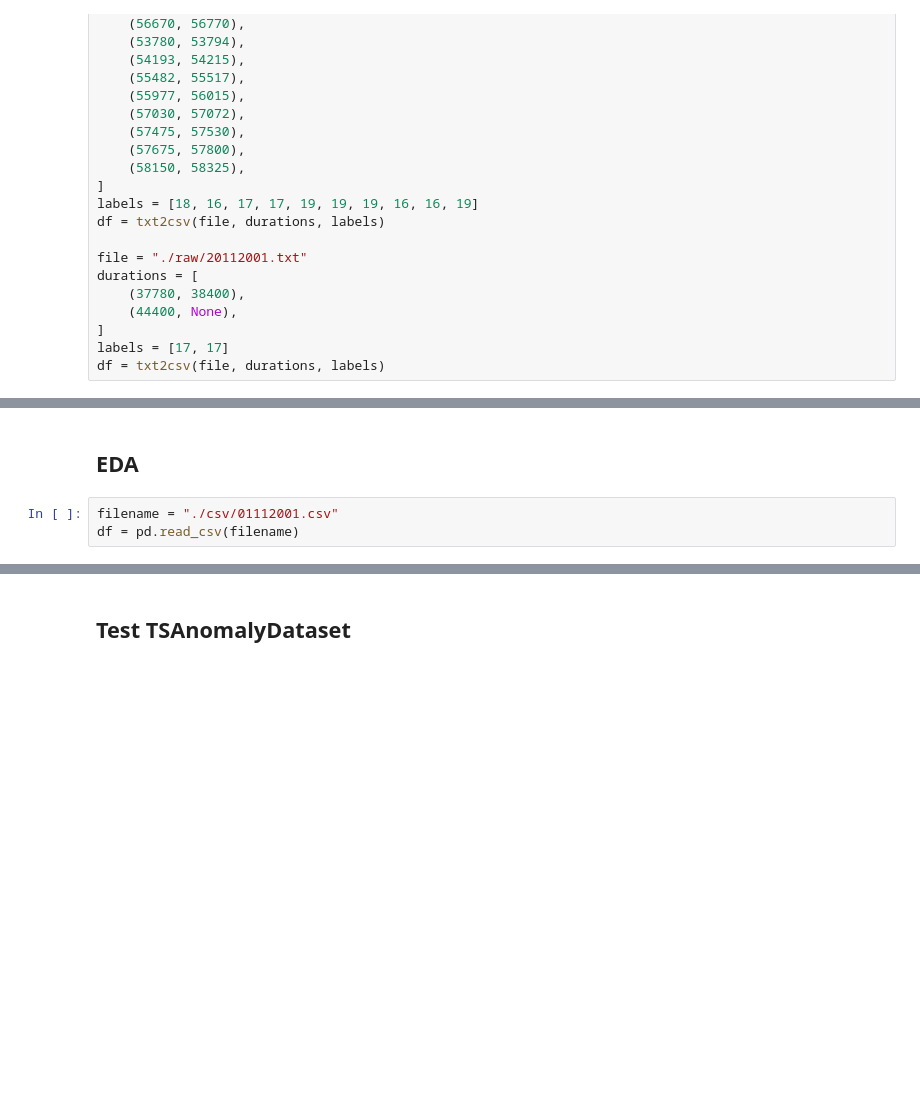
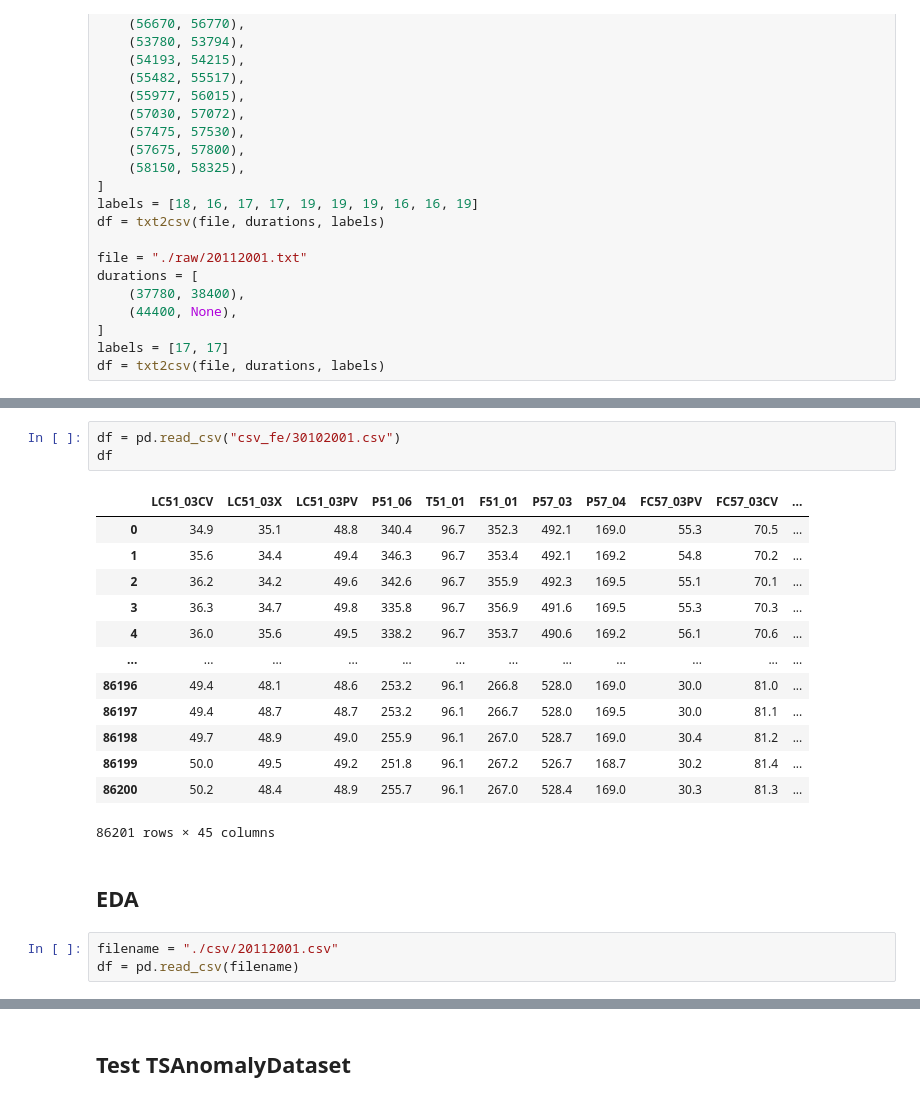
Before and after one commit to LanceWang12/Pretrained-Time-Series-Transformer, a Jupyter notebook: data/DMDS/EDA.ipynb, the cells around one changed output, grey strips where cells are left out. Cells and saved outputs as stored; diff of their text form; blank space fills up the shorter version.

```diff
--- a/data/DMDS/EDA.ipynb
+++ b/data/DMDS/EDA.ipynb
@@ -98,7 +137,24 @@ df
+# %%
+df = pd.read_csv("csv_fe/30102001.csv")
+df
+# %% [output]
+|  | LC51_03CV | LC51_03X | LC51_03PV | P51_06 | T51_01 | F51_01 | P57_03 | P57_04 | FC57_03PV | FC57_03CV | ... |
+| 0 | 34.9 | 35.1 | 48.8 | 340.4 | 96.7 | 352.3 | 492.1 | 169.0 | 55.3 | 70.5 | ... |
+| 1 | 35.6 | 34.4 | 49.4 | 346.3 | 96.7 | 353.4 | 492.1 | 169.2 | 54.8 | 70.2 | ... |
+| 2 | 36.2 | 34.2 | 49.6 | 342.6 | 96.7 | 355.9 | 492.3 | 169.5 | 55.1 | 70.1 | ... |
+| 3 | 36.3 | 34.7 | 49.8 | 335.8 | 96.7 | 356.9 | 491.6 | 169.5 | 55.3 | 70.3 | ... |
+| 4 | 36.0 | 35.6 | 49.5 | 338.2 | 96.7 | 353.7 | 490.6 | 169.2 | 56.1 | 70.6 | ... |
+| ... | ... | ... | ... | ... | ... | ... | ... | ... | ... | ... | ... |
+| 86196 | 49.4 | 48.1 | 48.6 | 253.2 | 96.1 | 266.8 | 528.0 | 169.0 | 30.0 | 81.0 | ... |
+| 86197 | 49.4 | 48.7 | 48.7 | 253.2 | 96.1 | 266.7 | 528.0 | 169.5 | 30.0 | 81.1 | ... |
+| 86198 | 49.7 | 48.9 | 49.0 | 255.9 | 96.1 | 267.0 | 528.7 | 169.0 | 30.4 | 81.2 | ... |
+| 86199 | 50.0 | 49.5 | 49.2 | 251.8 | 96.1 | 267.2 | 526.7 | 168.7 | 30.2 | 81.4 | ... |
+| 86200 | 50.2 | 48.4 | 48.9 | 255.7 | 96.1 | 267.0 | 528.4 | 169.0 | 30.3 | 81.3 | ... |
+86201 rows × 45 columns
 # %% [markdown]
 ## EDA
 # %%
-filename = "./csv/01112001.csv"
+filename = "./csv/20112001.csv"
 df = pd.read_csv(filename)
 # %%
 # fault in 30102001.csv
```
Also changed, not shown: parts of 17 cells of this notebook, 4 other files.
